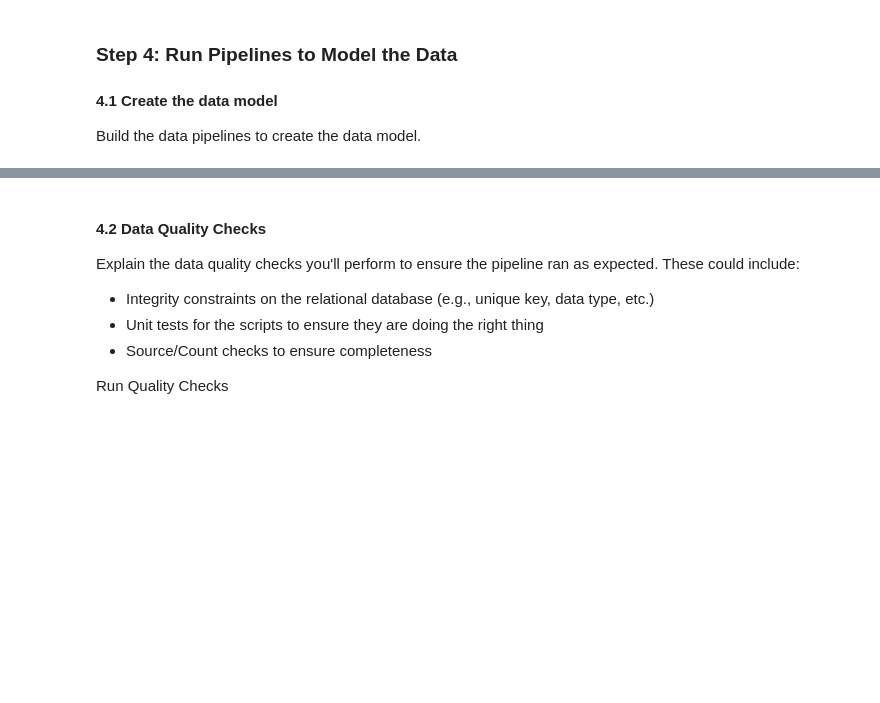
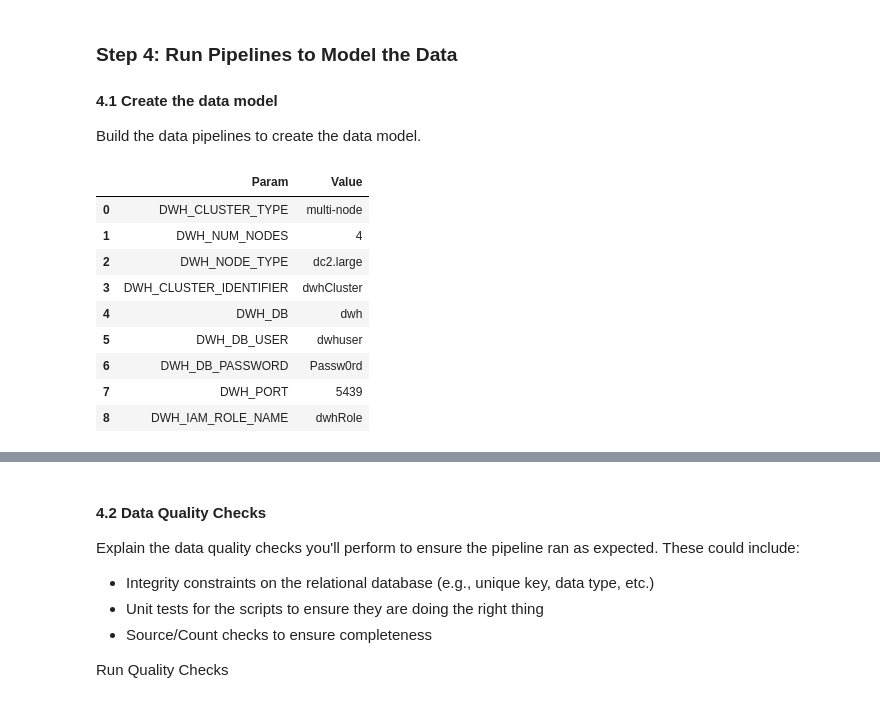
Before and after one commit to dezugin/comeToBraziw_udacityCapstoneProject, a Jupyter notebook: Capstone Project.ipynb, the cells around one changed output, grey strips where cells are left out. Drawn from its saved outputs; the diff is of its cells as text; code cells hidden in the pictures; blank space fills up the shorter version.

```diff
--- a/Capstone Project.ipynb
+++ b/Capstone Project.ipynb
@@ -315,0 +314,43 @@ Build the data pipelines to create the data model.
+# %%
+import pandas as pd
+import boto3
+import json
+
+
+import configparser
+config = configparser.ConfigParser()
+config.read_file(open('dwh.cfg'))
+
+KEY                    = config.get('AWS','KEY')
+SECRET                 = config.get('AWS','SECRET')
+
+DWH_CLUSTER_TYPE       = config.get("DWH","DWH_CLUSTER_TYPE")
+DWH_NUM_NODES          = config.get("DWH","DWH_NUM_NODES")
+DWH_NODE_TYPE          = config.get("DWH","DWH_NODE_TYPE")
+
+DWH_CLUSTER_IDENTIFIER = config.get("DWH","DWH_CLUSTER_IDENTIFIER")
+DWH_DB                 = config.get("DWH","DWH_DB")
+DWH_DB_USER            = config.get("DWH","DWH_DB_USER")
+DWH_DB_PASSWORD        = config.get("DWH","DWH_DB_PASSWORD")
+DWH_PORT               = config.get("DWH","DWH_PORT")
+
+DWH_IAM_ROLE_NAME      = config.get("DWH", "DWH_IAM_ROLE_NAME")
+
+(DWH_DB_USER, DWH_DB_PASSWORD, DWH_DB)
+
+pd.DataFrame({"Param":
+                  ["DWH_CLUSTER_TYPE", "DWH_NUM_NODES", "DWH_NODE_TYPE", "DWH_CLUSTER_IDENTIFIER", "DWH_DB", "DWH_DB_USER", "DWH_DB_PASSWORD", "DWH_PORT", "DWH_IAM_ROLE_NAME"],
+              "Value":
+                  [DWH_CLUSTER_TYPE, DWH_NUM_NODES, DWH_NODE_TYPE, DWH_CLUSTER_IDENTIFIER, DWH_DB, DWH_DB_USER, DWH_DB_PASSWORD, DWH_PORT, DWH_IAM_ROLE_NAME]
+             })
+# %% [output]
+|  | Param | Value |
+| 0 | DWH_CLUSTER_TYPE | multi-node |
+| 1 | DWH_NUM_NODES | 4 |
+| 2 | DWH_NODE_TYPE | dc2.large |
+| 3 | DWH_CLUSTER_IDENTIFIER | dwhCluster |
+| 4 | DWH_DB | dwh |
+| 5 | DWH_DB_USER | dwhuser |
+| 6 | DWH_DB_PASSWORD | Passw0rd |
+| 7 | DWH_PORT | 5439 |
+| 8 | DWH_IAM_ROLE_NAME | dwhRole |
```
Also changed, not shown: parts of 27 cells of this notebook, 4 other files.
